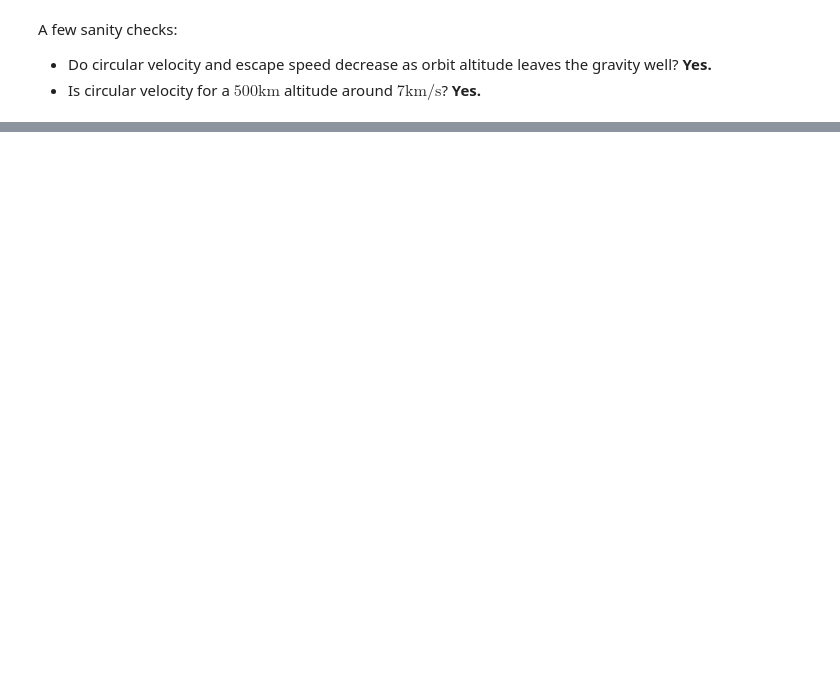
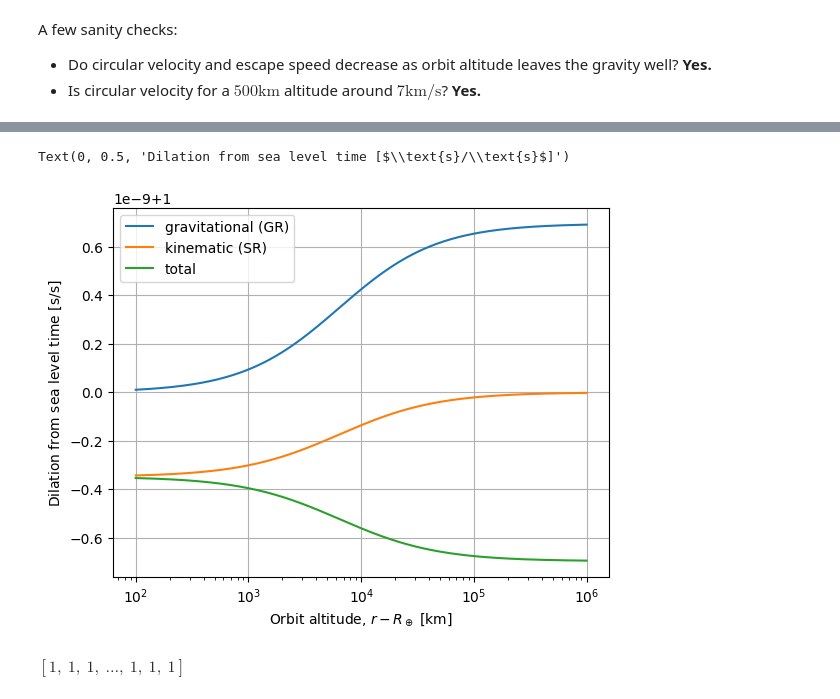
Before and after one commit to philiplinden/spacetime, a Jupyter notebook: learning/notebooks/time_dilation.ipynb, the cells around one changed output, grey strips where cells are left out. Saved outputs shown, nothing was run; the diff lists cells and outputs as text; code cells hidden in the pictures; blank space fills up the shorter version.

```diff
--- a/learning/notebooks/time_dilation.ipynb
+++ b/learning/notebooks/time_dilation.ipynb
@@ -225,0 +262,20 @@ ax.set_ylabel("Time Dilation $\Delta t_E / \Delta t_c$ [s/s]")
+# %%
+sea_level_potential = GM_earth / earth_radius.to(u.m)
+
+adj_grav_dilation, adj_kinematic_dilation, adj_total_dilation = time_dilation(potential, sea_level_potential)
+# %%
+for series in [adj_grav_dilation, adj_kinematic_dilation, adj_total_dilation]:
+    plt.plot(altitudes, series)
+
+plt.legend(["gravitational (GR)", "kinematic (SR)", "total"])
+plt.grid()
+plt.xscale('log')
+plt.xlabel(f'Orbit altitude, $r - R_\oplus$ [{altitudes.unit}]')
+plt.ylabel("Dilation from sea level time [$\\text{s}/\\text{s}$]")
+# %% [output]
+Text(0, 0.5, 'Dilation from sea level time [$\\text{s}/\\text{s}$]')
+[figure, added]
+# %%
+adj_grav_dilation
+# %% [output]
+$[1,~1,~1,~\dots,~1,~1,~1] \; \mathrm{}$
```
Also changed, not shown: parts of 9 cells of this notebook.
